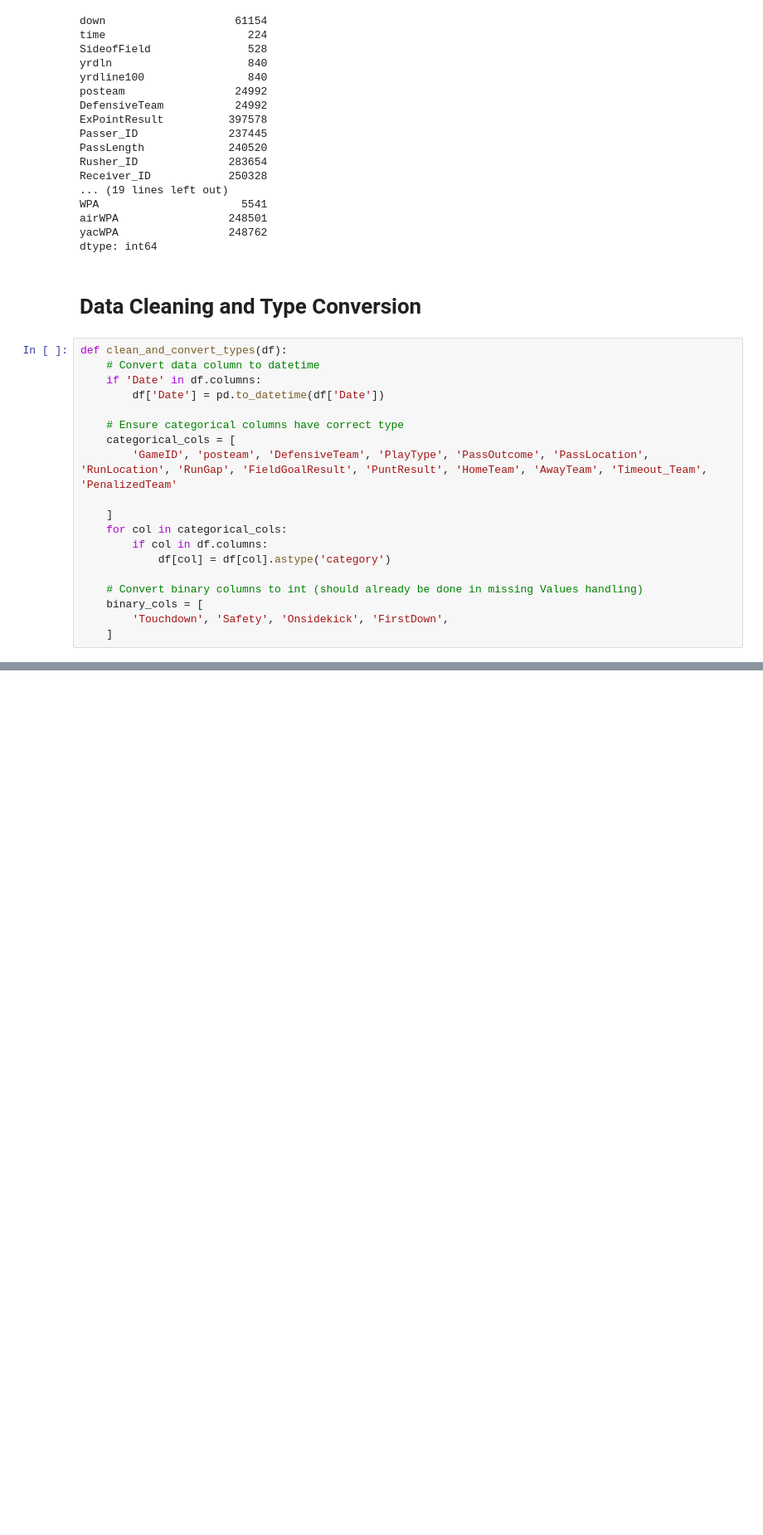
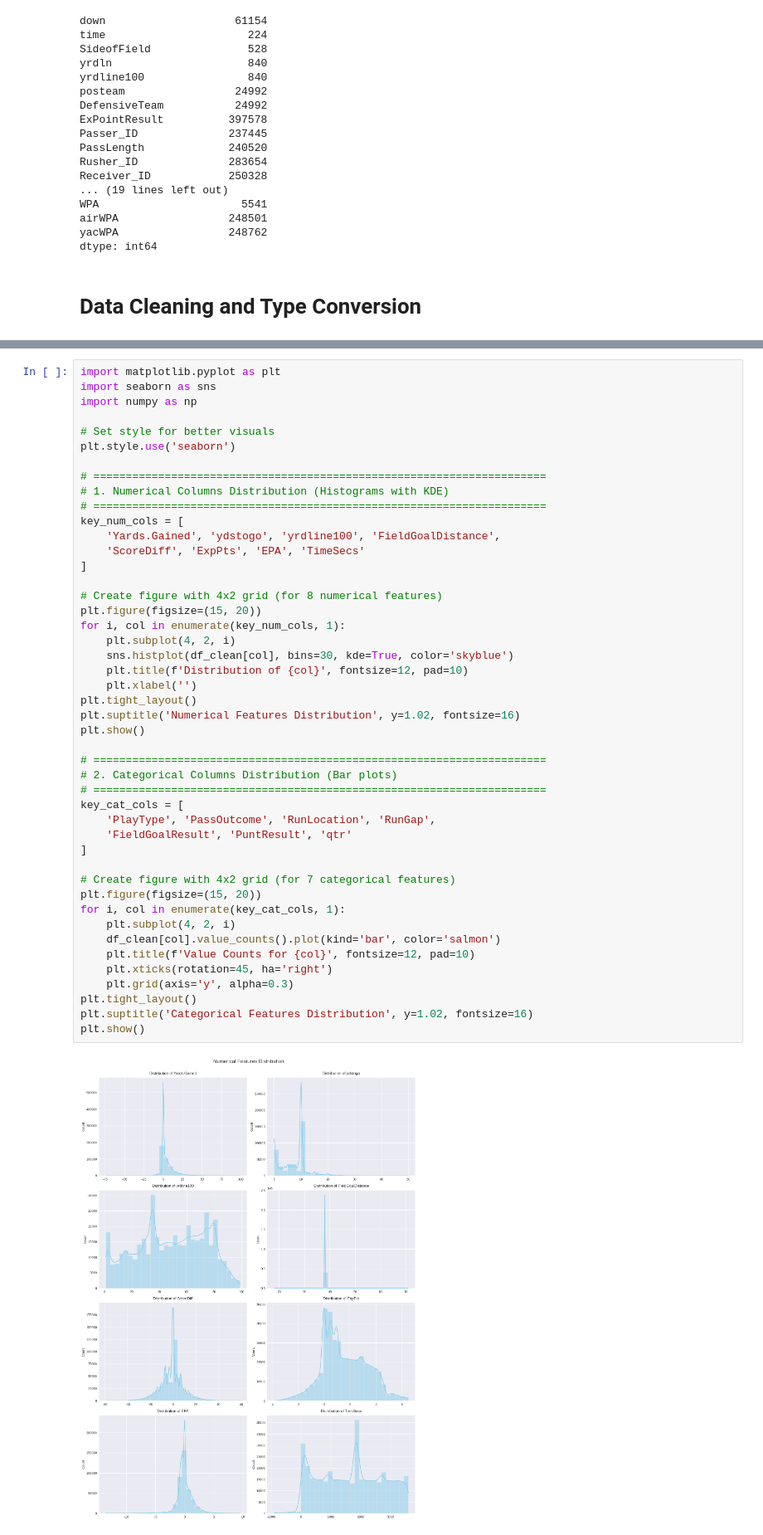
Before and after one commit to alistechworld/Data-Cleaning-Challenge-and-Prediction-NFL, a Jupyter notebook: data-cleaning-challenge-and-prediction-nfl.ipynb, the cells around one changed output, grey strips where cells are left out. Shown: that part at 83% size. Saved outputs shown, nothing was run; the diff lists cells and outputs as text; blank space fills up the shorter version.

Commit message:
Kaggle Notebook | Data Cleaning Challenge and Prediction NFL | Version 4

```diff
--- a/data-cleaning-challenge-and-prediction-nfl.ipynb
+++ b/data-cleaning-challenge-and-prediction-nfl.ipynb
@@ -221,22 +221,3 @@ yacWPA                 248762
 dtype: int64
 # %% [markdown]
 # Data Cleaning and Type Conversion
-# %%
-def clean_and_convert_types(df):
-    # Convert data column to datetime
-    if 'Date' in df.columns:
-        df['Date'] = pd.to_datetime(df['Date'])
-
-    # Ensure categorical columns have correct type
-    categorical_cols = [
-        'GameID', 'posteam', 'DefensiveTeam', 'PlayType', 'PassOutcome', 'PassLocation', 'RunLocation', 'RunGap', 'FieldGoalResult', 'PuntResult', 'HomeTeam', 'AwayTeam', 'Timeout_Team', 'PenalizedTeam'
-
-    ]
-    for col in categorical_cols:
-        if col in df.columns:
-            df[col] = df[col].astype('category')
-
-    # Convert binary columns to int (should already be done in missing Values handling)
-    binary_cols = [
-        'Touchdown', 'Safety', 'Onsidekick', 'FirstDown',
-    ]
@@ -242,0 +277,48 @@ def clean_and_convert_types(df):
+# %%
+import matplotlib.pyplot as plt
+import seaborn as sns
+import numpy as np
+
+# Set style for better visuals
+plt.style.use('seaborn')
+
+# ======================================================================
+# 1. Numerical Columns Distribution (Histograms with KDE)
+# ======================================================================
+key_num_cols = [
+    'Yards.Gained', 'ydstogo', 'yrdline100', 'FieldGoalDistance',
+    'ScoreDiff', 'ExpPts', 'EPA', 'TimeSecs'
+]
+
+# Create figure with 4x2 grid (for 8 numerical features)
+plt.figure(figsize=(15, 20))
+for i, col in enumerate(key_num_cols, 1):
+    plt.subplot(4, 2, i)
+    sns.histplot(df_clean[col], bins=30, kde=True, color='skyblue')
+    plt.title(f'Distribution of {col}', fontsize=12, pad=10)
+    plt.xlabel('')
+plt.tight_layout()
+plt.suptitle('Numerical Features Distribution', y=1.02, fontsize=16)
+plt.show()
+
+# ======================================================================
+# 2. Categorical Columns Distribution (Bar plots)
+# ======================================================================
+key_cat_cols = [
+    'PlayType', 'PassOutcome', 'RunLocation', 'RunGap',
+    'FieldGoalResult', 'PuntResult', 'qtr'
+]
+
+# Create figure with 4x2 grid (for 7 categorical features)
+plt.figure(figsize=(15, 20))
+for i, col in enumerate(key_cat_cols, 1):
+    plt.subplot(4, 2, i)
+    df_clean[col].value_counts().plot(kind='bar', color='salmon')
+    plt.title(f'Value Counts for {col}', fontsize=12, pad=10)
+    plt.xticks(rotation=45, ha='right')
+    plt.grid(axis='y', alpha=0.3)
+plt.tight_layout()
+plt.suptitle('Categorical Features Distribution', y=1.02, fontsize=16)
+plt.show()
+# %% [output]
+[figure, added]
```
Also changed, not shown: parts of 3 cells of this notebook.
